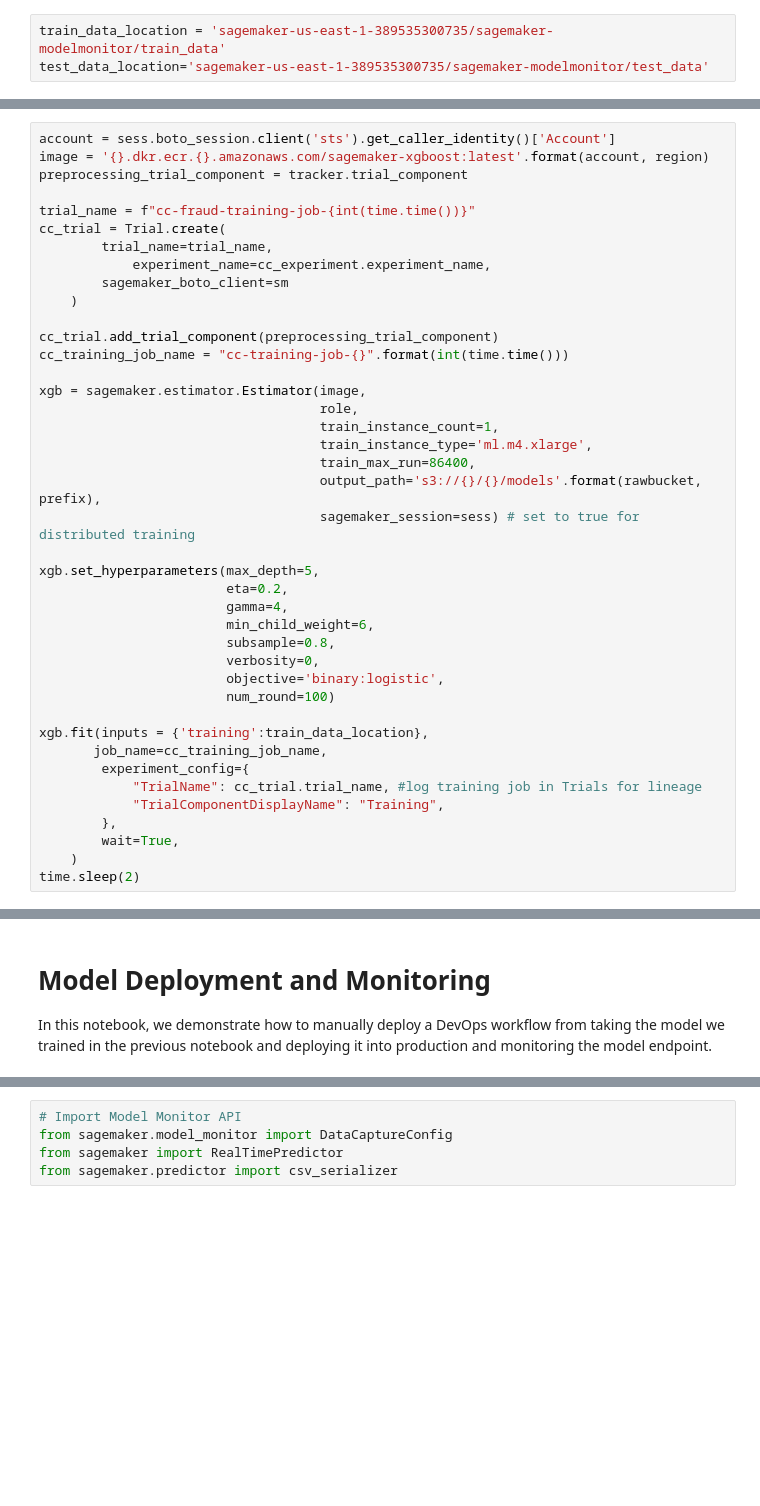
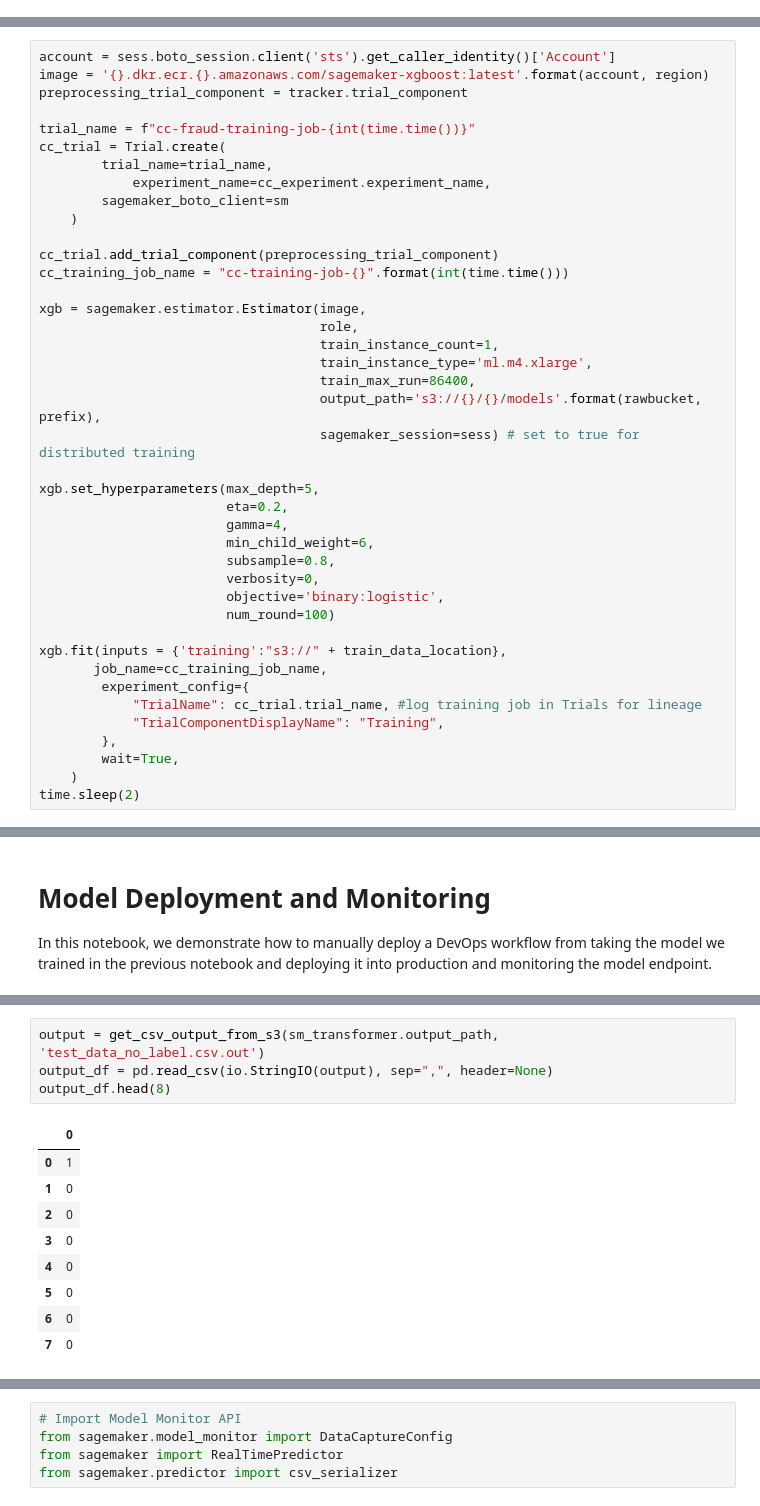
Before and after one commit to stefannatu/ModelMonitor, a Jupyter notebook: ModelMonitor_CreditCardDefault_Demo.ipynb, the cells around one changed output, grey strips where cells are left out. Drawn from its saved outputs; the diff is of its cells as text; blank space fills up the shorter version.

```diff
--- a/ModelMonitor_CreditCardDefault_Demo.ipynb
+++ b/ModelMonitor_CreditCardDefault_Demo.ipynb
@@ -295,9 +291,6 @@ print("Test data location = {}".format(test_data_location))
 # %% [output]
 Training data location = sagemaker-us-east-2-389535300735/sagemaker-modelmonitor/train_data
 Test data location = sagemaker-us-east-2-389535300735/sagemaker-modelmonitor/test_data
-# %%
-train_data_location = 'sagemaker-us-east-1-389535300735/sagemaker-modelmonitor/train_data'
-test_data_location='sagemaker-us-east-1-389535300735/sagemaker-modelmonitor/test_data'
 # %%
 from sagemaker.processing import ProcessingInput, ProcessingOutput
 
@@ -455,7 +438,7 @@ xgb.set_hyperparameters(max_depth=5,
                         objective='binary:logistic',
                         num_round=100)
 
-xgb.fit(inputs = {'training':train_data_location},
+xgb.fit(inputs = {'training':"s3://" + train_data_location},
        job_name=cc_training_job_name,
         experiment_config={
             "TrialName": cc_trial.trial_name, #log training job in Trials for lineage
@@ -604,0 +636,14 @@ In this notebook, we demonstrate how to manually deploy a DevOps workflow from t
+# %%
+output = get_csv_output_from_s3(sm_transformer.output_path, 'test_data_no_label.csv.out')
+output_df = pd.read_csv(io.StringIO(output), sep=",", header=None)
+output_df.head(8)
+# %% [output]
+|  | 0 |
+| 0 | 1 |
+| 1 | 0 |
+| 2 | 0 |
+| 3 | 0 |
+| 4 | 0 |
+| 5 | 0 |
+| 6 | 0 |
+| 7 | 0 |
```
Also changed, not shown: parts of 52 cells of this notebook.
